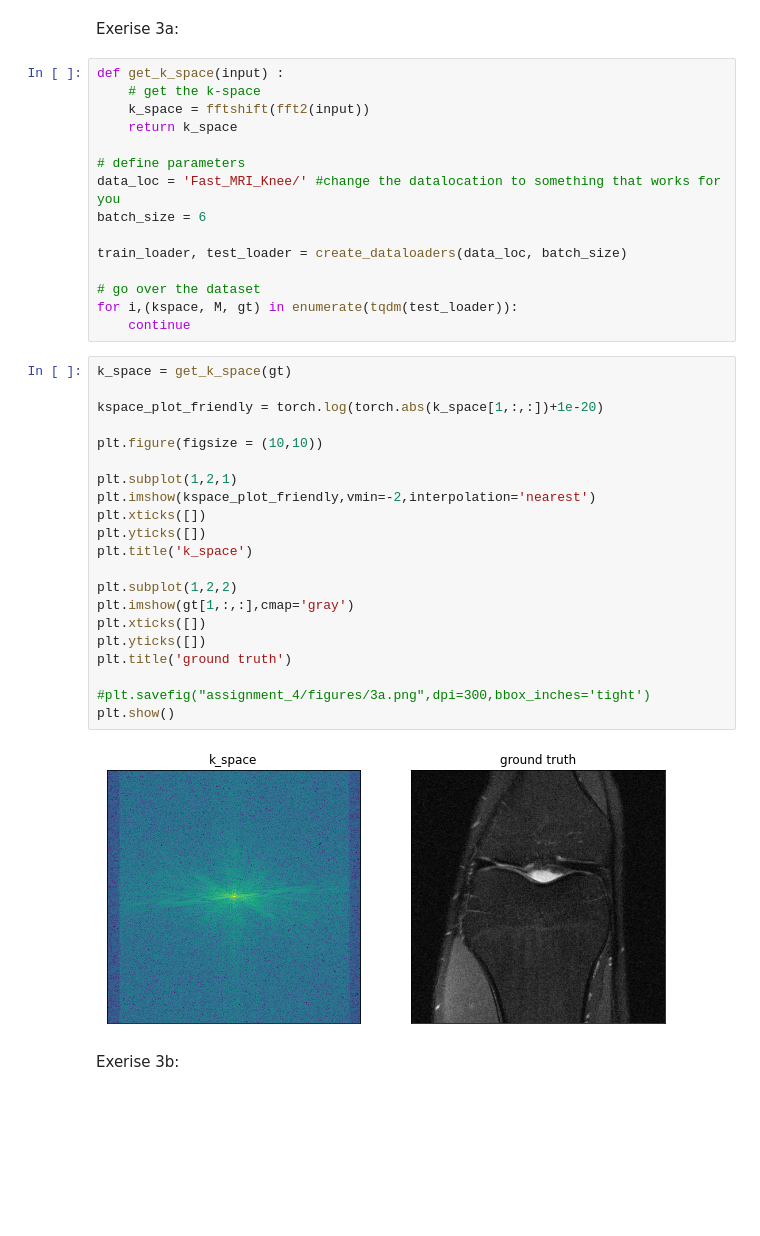
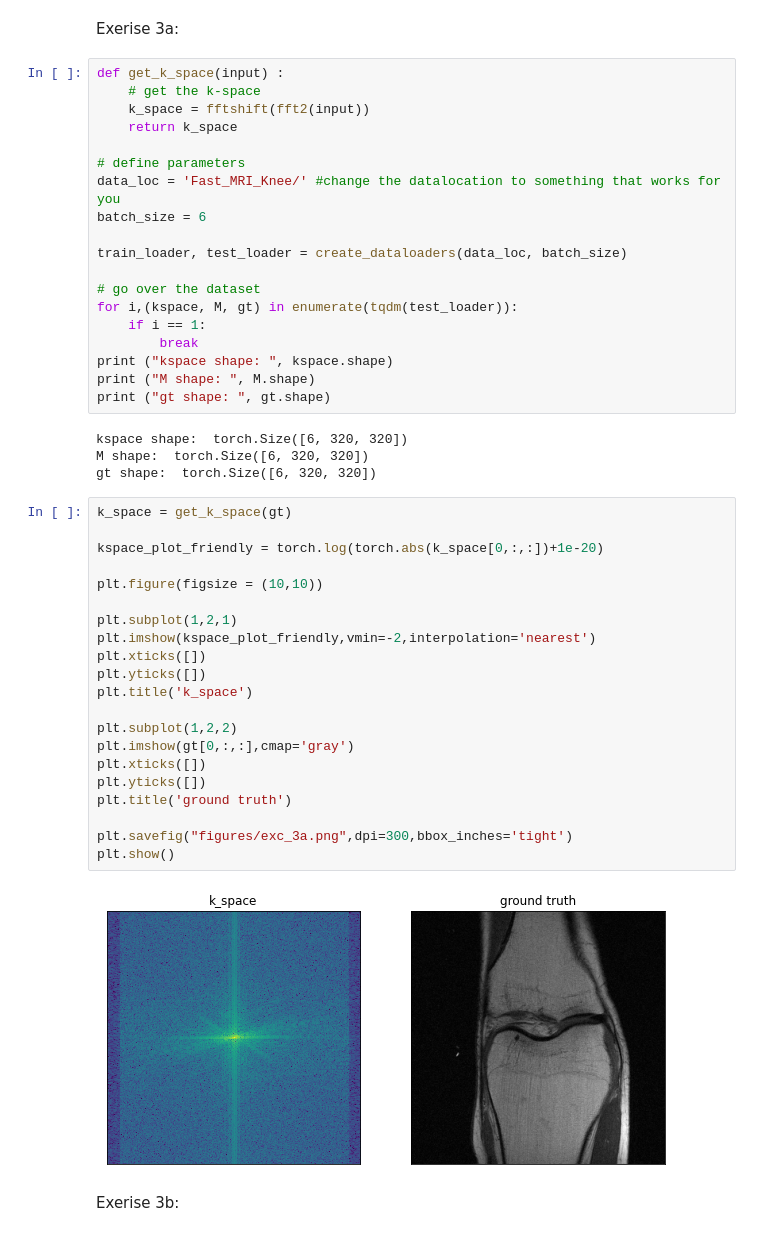
Before and after one commit to langestefan/5LSL0_assignments, a Jupyter notebook: assignment_4/week_2_exc3.ipynb, the cells around one changed output. Saved outputs shown, nothing was run; the diff lists cells and outputs as text; blank space fills up the shorter version.

```diff
--- a/assignment_4/week_2_exc3.ipynb
+++ b/assignment_4/week_2_exc3.ipynb
@@ -22,30 +22,38 @@ train_loader, test_loader = create_dataloaders(data_loc, batch_size)
 
 # go over the dataset
 for i,(kspace, M, gt) in enumerate(tqdm(test_loader)):
-    continue
+    if i == 1:
+        break
+print ("kspace shape: ", kspace.shape)
+print ("M shape: ", M.shape)
+print ("gt shape: ", gt.shape)
+# %% [output]
+kspace shape:  torch.Size([6, 320, 320])
+M shape:  torch.Size([6, 320, 320])
+gt shape:  torch.Size([6, 320, 320])
 # %%
 k_space = get_k_space(gt)
 
-kspace_plot_friendly = torch.log(torch.abs(k_space[1,:,:])+1e-20)
+kspace_plot_friendly = torch.log(torch.abs(k_space[0,:,:])+1e-20)
 
 plt.figure(figsize = (10,10))
 
 plt.subplot(1,2,1)
 plt.imshow(kspace_plot_friendly,vmin=-2,interpolation='nearest')
 plt.xticks([])
 plt.yticks([])
 plt.title('k_space')
 
 plt.subplot(1,2,2)
-plt.imshow(gt[1,:,:],cmap='gray')
+plt.imshow(gt[0,:,:],cmap='gray')
 plt.xticks([])
 plt.yticks([])
 plt.title('ground truth')
 
-#plt.savefig("assignment_4/figures/3a.png",dpi=300,bbox_inches='tight')
+plt.savefig("figures/exc_3a.png",dpi=300,bbox_inches='tight')
 plt.show()
 # %% [output]
-[figure, old version]
+[figure, new version]
 # %% [markdown]
 Exerise 3b:
 # %%
```
Also changed, not shown: parts of 1 cell of this notebook, 4 other files.
